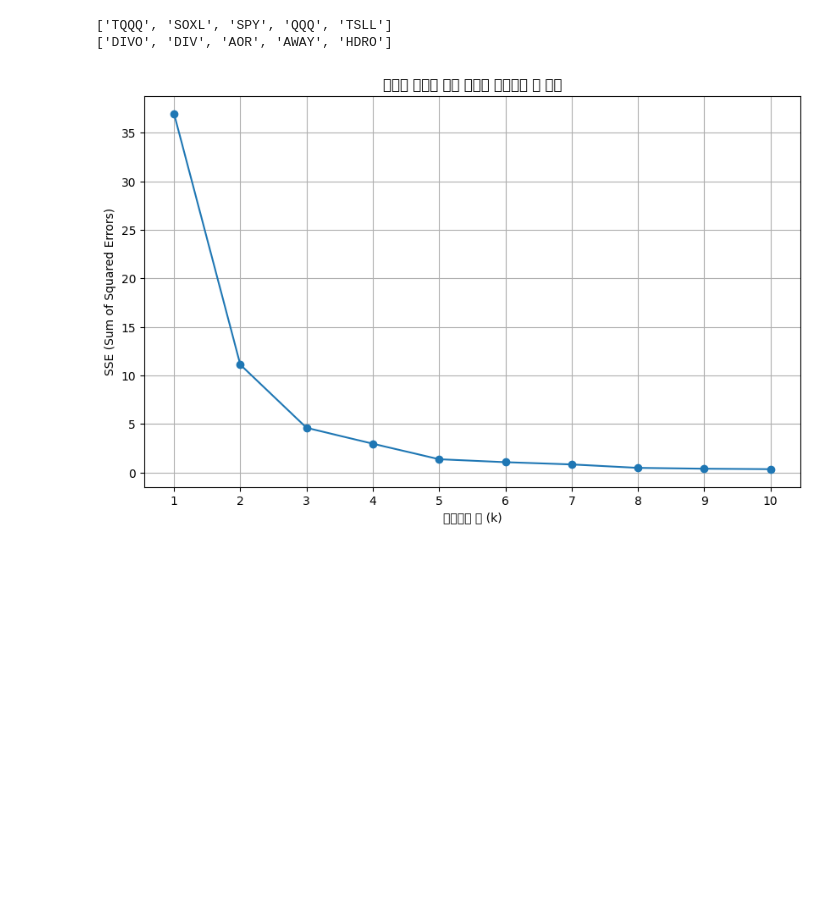
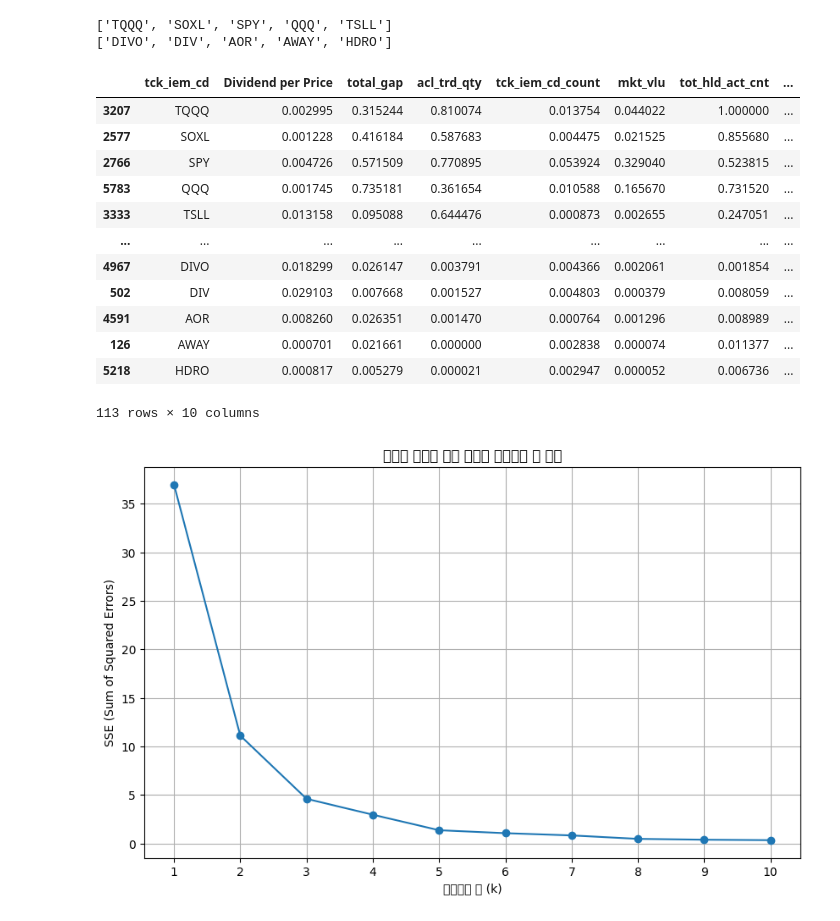
Before and after one commit to froggy-hyun/24NH_bigdata, a Jupyter notebook: code_main.ipynb, the cells around one changed output. Cells and saved outputs as stored; diff of their text form; code cells hidden in the pictures; blank space fills up the shorter version.

```diff
--- a/code_main.ipynb
+++ b/code_main.ipynb
@@ -748,6 +748,22 @@ print(bottom_5_list)
 # %% [output]
 ['TQQQ', 'SOXL', 'SPY', 'QQQ', 'TSLL']
 ['DIVO', 'DIV', 'AOR', 'AWAY', 'HDRO']
+# %%
+sorted_df
+# %% [output]
+|  | tck_iem_cd | Dividend per Price | total_gap | acl_trd_qty | tck_iem_cd_count | mkt_vlu | tot_hld_act_cnt | ... |
+| 3207 | TQQQ | 0.002995 | 0.315244 | 0.810074 | 0.013754 | 0.044022 | 1.000000 | ... |
+| 2577 | SOXL | 0.001228 | 0.416184 | 0.587683 | 0.004475 | 0.021525 | 0.855680 | ... |
+| 2766 | SPY | 0.004726 | 0.571509 | 0.770895 | 0.053924 | 0.329040 | 0.523815 | ... |
+| 5783 | QQQ | 0.001745 | 0.735181 | 0.361654 | 0.010588 | 0.165670 | 0.731520 | ... |
+| 3333 | TSLL | 0.013158 | 0.095088 | 0.644476 | 0.000873 | 0.002655 | 0.247051 | ... |
+| ... | ... | ... | ... | ... | ... | ... | ... | ... |
+| 4967 | DIVO | 0.018299 | 0.026147 | 0.003791 | 0.004366 | 0.002061 | 0.001854 | ... |
+| 502 | DIV | 0.029103 | 0.007668 | 0.001527 | 0.004803 | 0.000379 | 0.008059 | ... |
+| 4591 | AOR | 0.008260 | 0.026351 | 0.001470 | 0.000764 | 0.001296 | 0.008989 | ... |
+| 126 | AWAY | 0.000701 | 0.021661 | 0.000000 | 0.002838 | 0.000074 | 0.011377 | ... |
+| 5218 | HDRO | 0.000817 | 0.005279 | 0.000021 | 0.002947 | 0.000052 | 0.006736 | ... |
+113 rows × 10 columns
 # %%
 import pandas as pd
 from sklearn.cluster import KMeans
```
Also changed, not shown: parts of 5 cells of this notebook.
